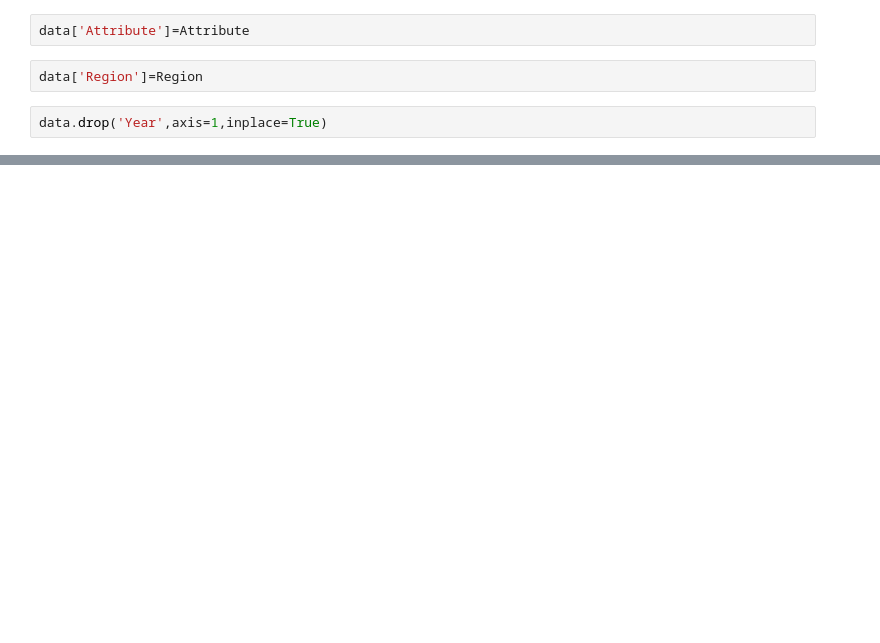
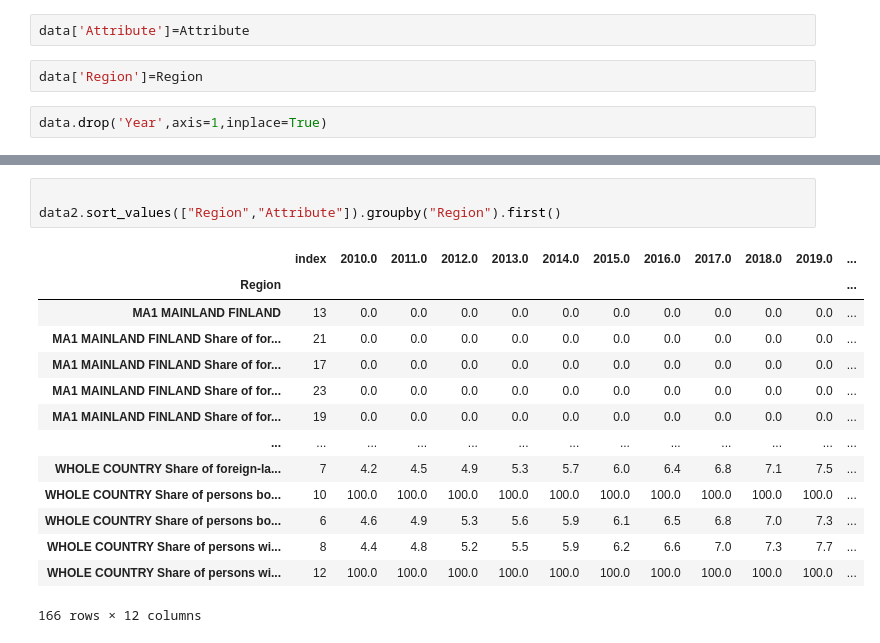
Before and after one commit to Thuong89/data_analysis_with_pandas, a Jupyter notebook: FinReport.ipynb, the cells around one changed output, grey strips where cells are left out. Saved outputs shown, nothing was run; the diff lists cells and outputs as text; blank space fills up the shorter version.

```diff
--- a/FinReport.ipynb
+++ b/FinReport.ipynb
@@ -145,0 +204,18 @@ data
+# %%
+
+data2.sort_values(["Region","Attribute"]).groupby("Region").first()
+# %% [output]
+|  | index | 2010.0 | 2011.0 | 2012.0 | 2013.0 | 2014.0 | 2015.0 | 2016.0 | 2017.0 | 2018.0 | 2019.0 | ... |
+| Region |  |  |  |  |  |  |  |  |  |  |  | ... |
+| MA1 MAINLAND FINLAND | 13 | 0.0 | 0.0 | 0.0 | 0.0 | 0.0 | 0.0 | 0.0 | 0.0 | 0.0 | 0.0 | ... |
+| MA1 MAINLAND FINLAND Share of for... | 21 | 0.0 | 0.0 | 0.0 | 0.0 | 0.0 | 0.0 | 0.0 | 0.0 | 0.0 | 0.0 | ... |
+| MA1 MAINLAND FINLAND Share of for... | 17 | 0.0 | 0.0 | 0.0 | 0.0 | 0.0 | 0.0 | 0.0 | 0.0 | 0.0 | 0.0 | ... |
+| MA1 MAINLAND FINLAND Share of for... | 23 | 0.0 | 0.0 | 0.0 | 0.0 | 0.0 | 0.0 | 0.0 | 0.0 | 0.0 | 0.0 | ... |
+| MA1 MAINLAND FINLAND Share of for... | 19 | 0.0 | 0.0 | 0.0 | 0.0 | 0.0 | 0.0 | 0.0 | 0.0 | 0.0 | 0.0 | ... |
+| ... | ... | ... | ... | ... | ... | ... | ... | ... | ... | ... | ... | ... |
+| WHOLE COUNTRY Share of foreign-la... | 7 | 4.2 | 4.5 | 4.9 | 5.3 | 5.7 | 6.0 | 6.4 | 6.8 | 7.1 | 7.5 | ... |
+| WHOLE COUNTRY Share of persons bo... | 10 | 100.0 | 100.0 | 100.0 | 100.0 | 100.0 | 100.0 | 100.0 | 100.0 | 100.0 | 100.0 | ... |
+| WHOLE COUNTRY Share of persons bo... | 6 | 4.6 | 4.9 | 5.3 | 5.6 | 5.9 | 6.1 | 6.5 | 6.8 | 7.0 | 7.3 | ... |
+| WHOLE COUNTRY Share of persons wi... | 8 | 4.4 | 4.8 | 5.2 | 5.5 | 5.9 | 6.2 | 6.6 | 7.0 | 7.3 | 7.7 | ... |
+| WHOLE COUNTRY Share of persons wi... | 12 | 100.0 | 100.0 | 100.0 | 100.0 | 100.0 | 100.0 | 100.0 | 100.0 | 100.0 | 100.0 | ... |
+166 rows × 12 columns
```
Also changed, not shown: parts of 35 cells of this notebook.
